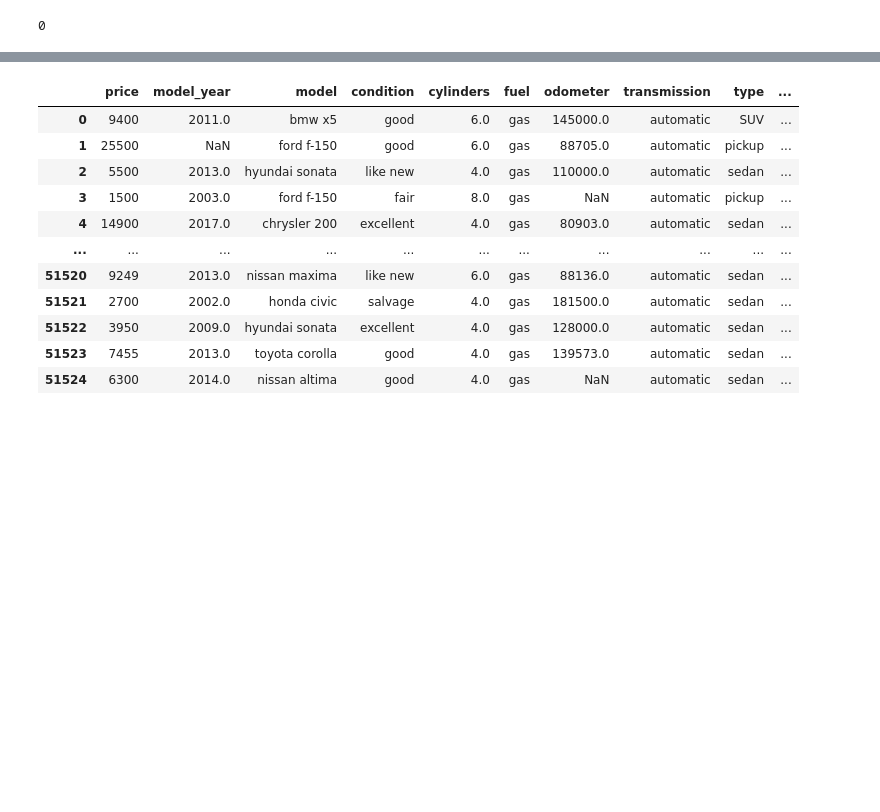
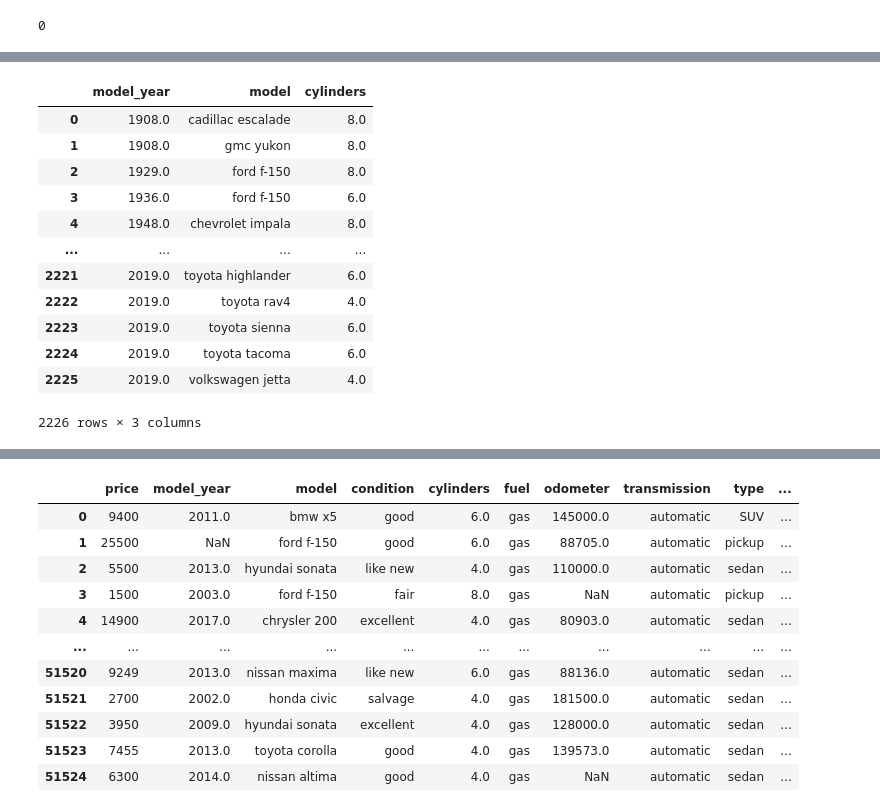
Before and after one commit to aadi-v/Sprint-4-Project, a Jupyter notebook: Notebooks/EDA.ipynb, the cells around one changed output, grey strips where cells are left out. Drawn from its saved outputs; the diff is of its cells as text; code cells hidden in the pictures; blank space fills up the shorter version.

```diff
--- a/Notebooks/EDA.ipynb
+++ b/Notebooks/EDA.ipynb
@@ -105,0 +144,16 @@ cyls
+# %%
+cyls
+# %% [output]
+|  | model_year | model | cylinders |
+| 0 | 1908.0 | cadillac escalade | 8.0 |
+| 1 | 1908.0 | gmc yukon | 8.0 |
+| 2 | 1929.0 | ford f-150 | 8.0 |
+| 3 | 1936.0 | ford f-150 | 6.0 |
+| 4 | 1948.0 | chevrolet impala | 8.0 |
+| ... | ... | ... | ... |
+| 2221 | 2019.0 | toyota highlander | 6.0 |
+| 2222 | 2019.0 | toyota rav4 | 4.0 |
+| 2223 | 2019.0 | toyota sienna | 6.0 |
+| 2224 | 2019.0 | toyota tacoma | 6.0 |
+| 2225 | 2019.0 | volkswagen jetta | 4.0 |
+2226 rows × 3 columns
```
Also changed, not shown: parts of 10 cells of this notebook, 1 other file.
